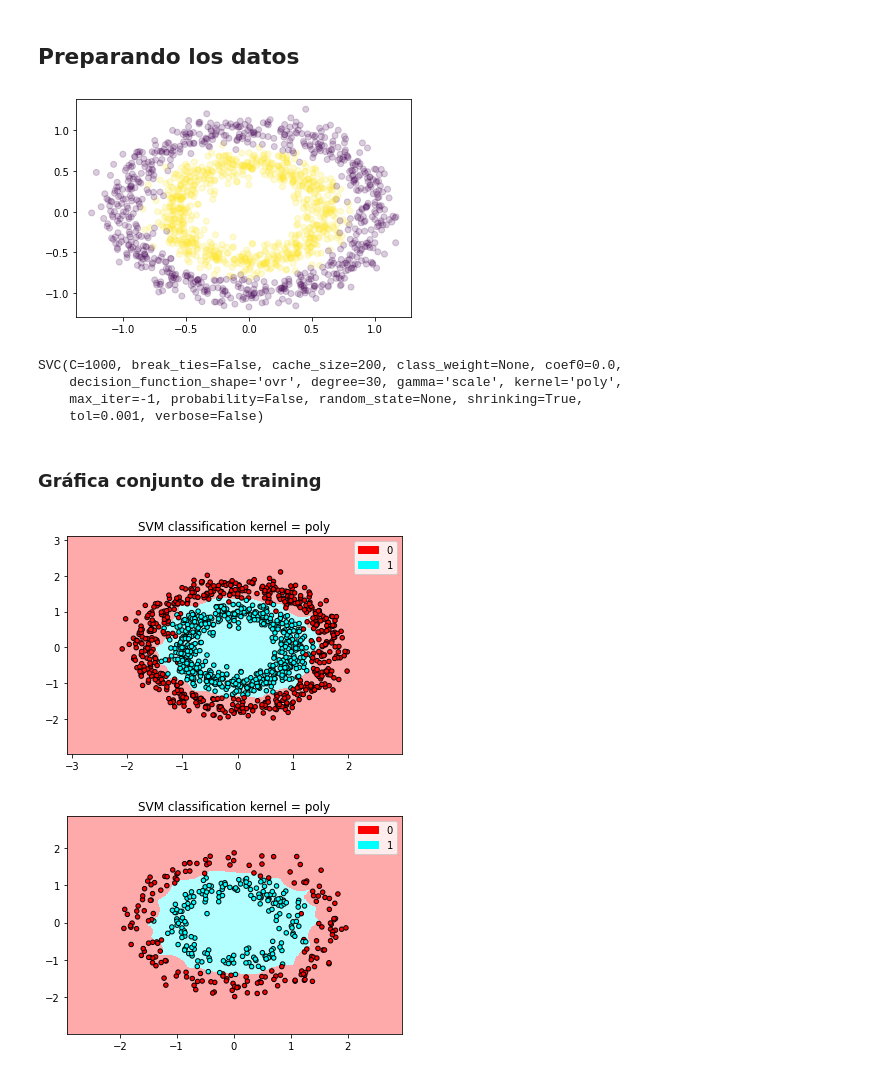
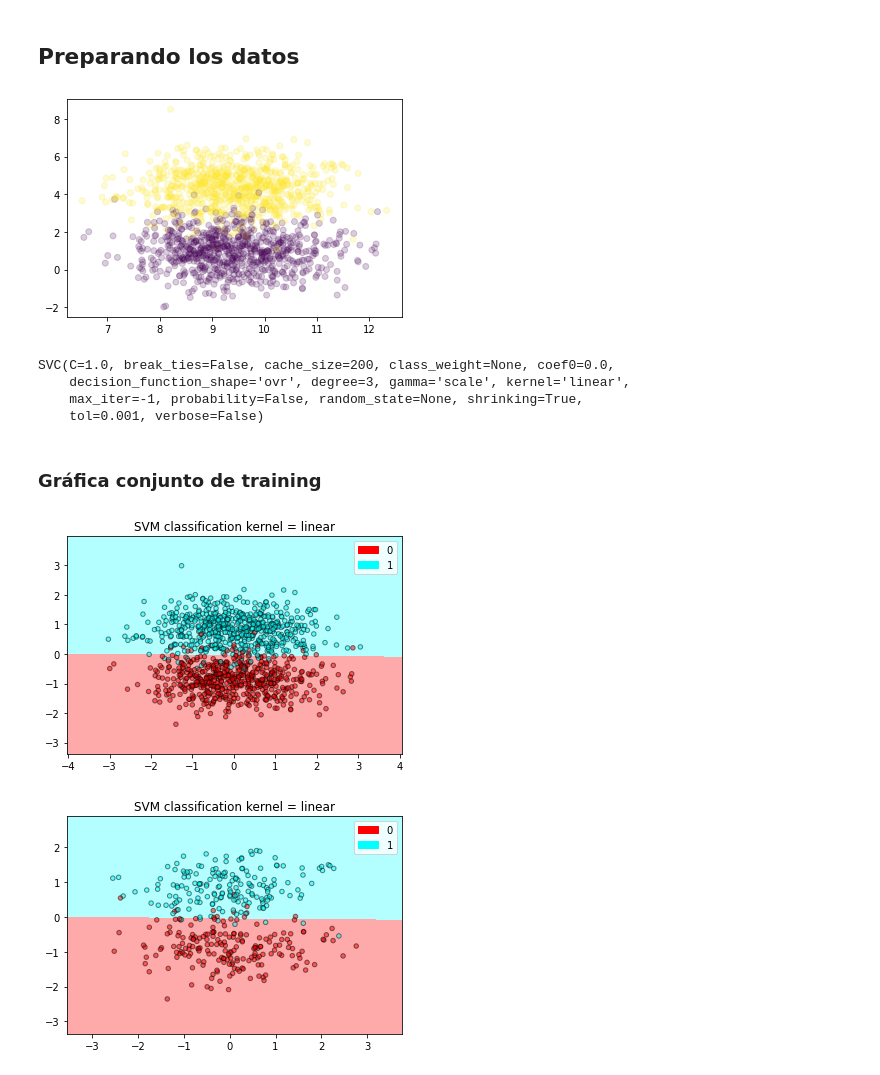
Before and after one commit to calderonf/CursoMachineLearning, a Jupyter notebook: Codigo/SVM_ejemplos.ipynb, the cells around one changed output. Cells and saved outputs as stored; diff of their text form; code cells hidden in the pictures.

```diff
--- a/Codigo/SVM_ejemplos.ipynb
+++ b/Codigo/SVM_ejemplos.ipynb
@@ -24,8 +24,7 @@ from sklearn import svm
 # %% [markdown]
 ## Preparando los datos
 # %%
-#Xtotal, ytotal = make_blobs(n_samples = 1500, centers = 2, n_features=2, shuffle=True, random_state=4)#4 y 30 da un buen cluster para probar
-Xtotal, ytotal = make_circles(n_samples=1500, shuffle=True, noise=0.1, random_state=4, factor=0.6)
+Xtotal, ytotal = make_blobs(n_samples = 1500, centers = 2, n_features=2, shuffle=True, random_state=4)#4 y 30 da un buen cluster para probar
 plt.figure()
 plt.scatter(Xtotal[:,0],Xtotal[:,1],c=ytotal,alpha=0.2)#ver: https://matplotlib.org/3.3.1/api/_as_gen/matplotlib.pyplot.scatter.html
 plt.show()
@@ -35,12 +34,12 @@ scaler.fit(X_train)# el fit de los datos solo se hace con el conjunto de entrena
 X_train = scaler.transform(X_train)
 X_test = scaler.transform(X_test)
 # %% [output]
-[figure, old version]
+[figure, new version]
 # %%
 kernels=['linear', 'poly', 'rbf', 'sigmoid']
 #lineal
-#Kernel=0
-#msv = svm.SVC(kernel=kernels[Kernel])
+Kernel=0
+msv = svm.SVC(kernel=kernels[Kernel])
 
 #polinomial cuadrático
 #Kernel=1
@@ -49,10 +48,6 @@ kernels=['linear', 'poly', 'rbf', 'sigmoid']
 #polinomial cúbico
 #Kernel=1
 #msv = svm.SVC(kernel=kernels[Kernel],degree=3)
-
-#polinomial orden 6
-Kernel=1
-msv = svm.SVC(C=1000,kernel=kernels[Kernel],degree=30)
 #rbf
 #Kernel=2
 #msv = svm.SVC(kernel=kernels[Kernel])
@@ -60,8 +55,8 @@ msv = svm.SVC(C=1000,kernel=kernels[Kernel],degree=30)
 
 msv.fit(X_train, y_train)
 # %% [output]
-SVC(C=1000, break_ties=False, cache_size=200, class_weight=None, coef0=0.0,
-    decision_function_shape='ovr', degree=30, gamma='scale', kernel='poly',
+SVC(C=1.0, break_ties=False, cache_size=200, class_weight=None, coef0=0.0,
+    decision_function_shape='ovr', degree=3, gamma='scale', kernel='linear',
     max_iter=-1, probability=False, random_state=None, shrinking=True,
     tol=0.001, verbose=False)
 # %% [markdown]
@@ -75,35 +70,35 @@ h = .02  # step size in the mesh
 cmap_light = ListedColormap(['#FFAAAA', '#b3ffff'])#['#FFAAAA', '#ffcc99', '#ffffb3','#b3ffff','#c2f0c2']
 cmap_bold = ListedColormap(['#FF0000', '#00ffff'])#['#FF0000', '#ff9933','#FFFF00','#00ffff','#00FF00']
 
 # Plot the decision boundary. For that, we will assign a color to each
 # point in the mesh [x_min, x_max]x[y_min, y_max].
 x_min, x_max = X[:, 0].min() - 1, X[:, 0].max() + 1
 y_min, y_max = X[:, 1].min() - 1, X[:, 1].max() + 1
 xx, yy = np.meshgrid(np.arange(x_min, x_max, h),
                          np.arange(y_min, y_max, h))
 Z = msv.predict(np.c_[xx.ravel(), yy.ravel()])
 
 # Put the result into a color plot
 Z = Z.reshape(xx.shape)
 plt.figure()
 plt.pcolormesh(xx, yy, Z, cmap=cmap_light)
 
 # Plot also the training points
 plt.scatter(X[:, 0], X[:, 1], c=y, cmap=cmap_bold,
-                edgecolor='k', s=20)
+                edgecolor='k', s=20,alpha=0.5)
 plt.xlim(xx.min(), xx.max())
 plt.ylim(yy.min(), yy.max())
 
 patch0 = mpatches.Patch(color='#FF0000', label='0')
 patch1 = mpatches.Patch(color='#00ffff', label='1')
 plt.legend(handles=[patch0, patch1])
 
 
 plt.title("SVM classification kernel = %s"% kernels[Kernel])
 
 plt.show()
 # %% [output]
-[figure, old version]
+[figure, new version]
 # %%
 X=X_test
 y=y_test
@@ -128,7 +123,7 @@ plt.pcolormesh(xx, yy, Z, cmap=cmap_light)
 
 # Plot also the training points
 plt.scatter(X[:, 0], X[:, 1], c=y, cmap=cmap_bold,
-                edgecolor='k', s=20)
+                edgecolor='k', s=20,alpha=0.5)
 plt.xlim(xx.min(), xx.max())
 plt.ylim(yy.min(), yy.max())
 
@@ -141,7 +136,7 @@ plt.title("SVM classification kernel = %s"% kernels[Kernel])
 
 plt.show()
 # %% [output]
-[figure, old version]
+[figure, new version]
 # %%
 from sklearn.metrics import matthews_corrcoef
 from sklearn.metrics import accuracy_score
```
Also changed, not shown: parts of 2 cells of this notebook.
